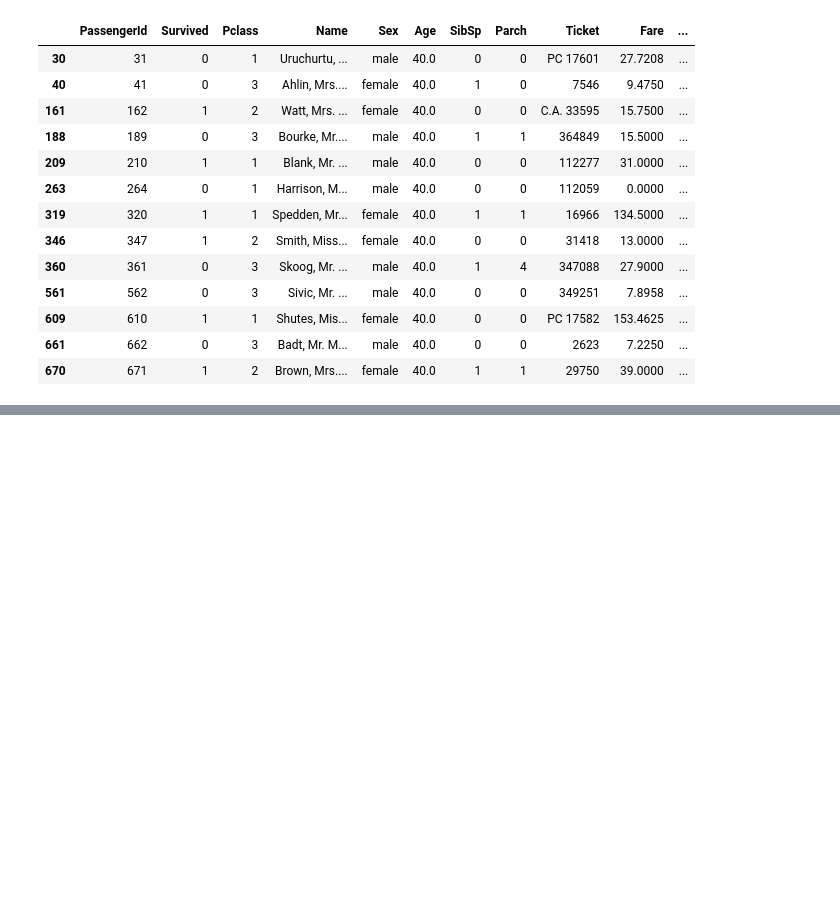
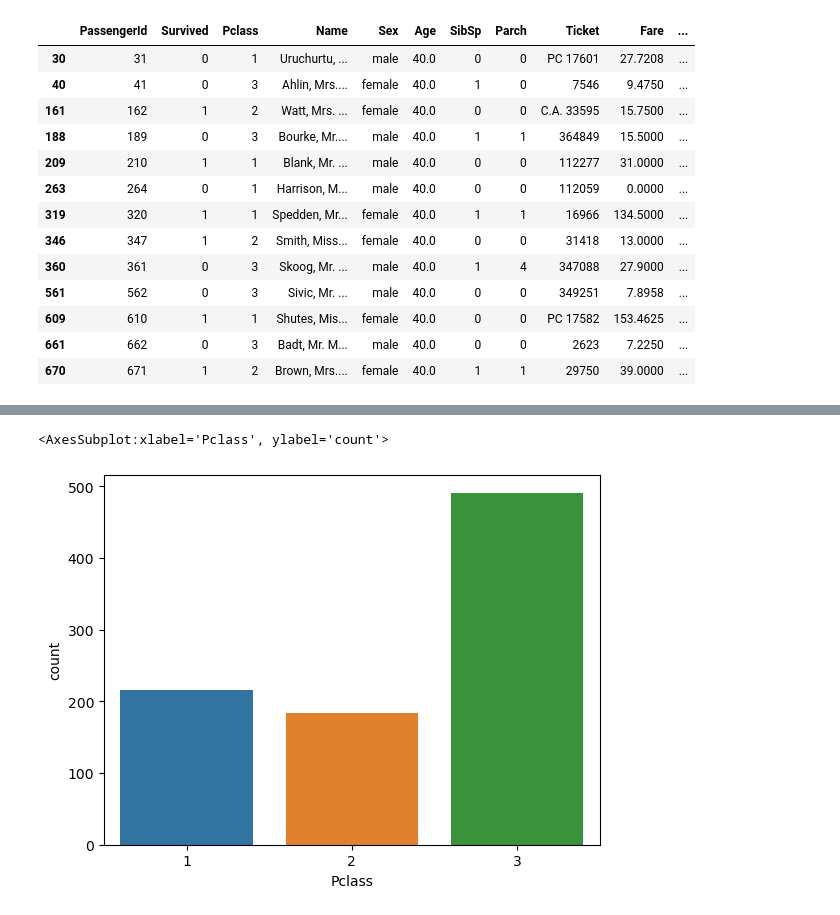
Before and after one commit to nikolamake/DZ_getting-to-know-Python, a Jupyter notebook: DZ_seminar_11.ipynb, the cells around one changed output, grey strips where cells are left out. Cells and saved outputs as stored; diff of their text form; code cells hidden in the pictures; blank space fills up the shorter version.

```diff
--- a/DZ_seminar_11.ipynb
+++ b/DZ_seminar_11.ipynb
@@ -146,0 +156,5 @@ df
+# %%
+sns.countplot(data['Pclass'])
+# %% [output]
+<AxesSubplot:xlabel='Pclass', ylabel='count'>
+[figure, added]
```
Also changed, not shown: parts of 17 cells of this notebook, 1 other file.
